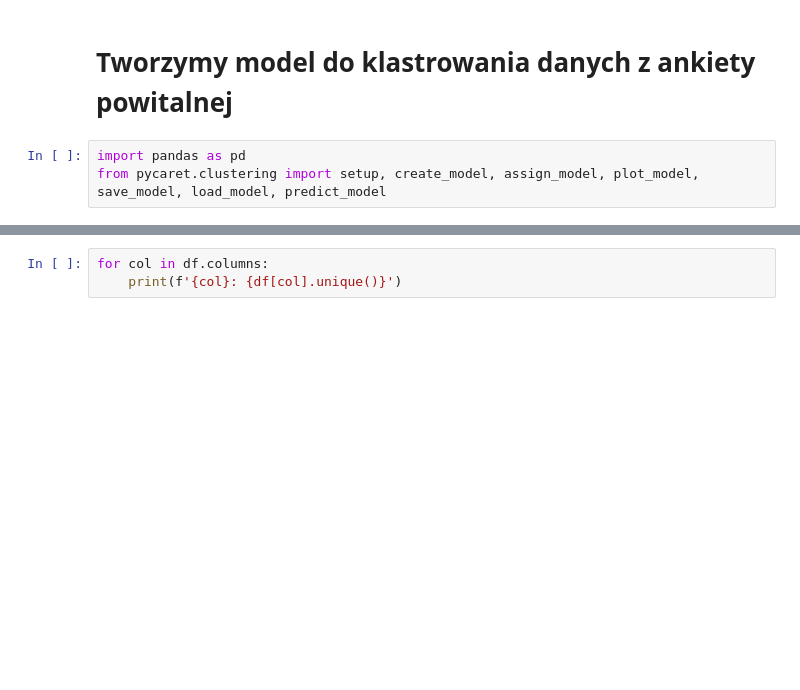
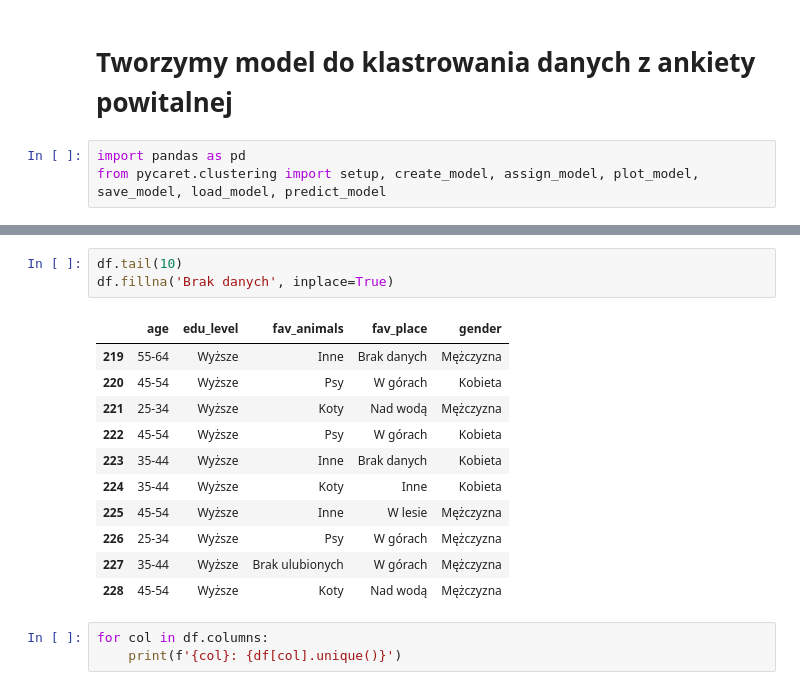
Before and after one commit to agentsDawid/find-your-tribe, a Jupyter notebook: 29__find_friends__clustering.ipynb, the cells around one changed output, grey strips where cells are left out. Cells and saved outputs as stored; diff of their text form; blank space fills up the shorter version.

```diff
--- a/29__find_friends__clustering.ipynb
+++ b/29__find_friends__clustering.ipynb
@@ -17,3 +23,18 @@ df.head()
+# %%
+df.tail(10)
+df.fillna('Brak danych', inplace=True)
+# %% [output]
+|  | age | edu_level | fav_animals | fav_place | gender |
+| 219 | 55-64 | Wyższe | Inne | Brak danych | Mężczyzna |
+| 220 | 45-54 | Wyższe | Psy | W górach | Kobieta |
+| 221 | 25-34 | Wyższe | Koty | Nad wodą | Mężczyzna |
+| 222 | 45-54 | Wyższe | Psy | W górach | Kobieta |
+| 223 | 35-44 | Wyższe | Inne | Brak danych | Kobieta |
+| 224 | 35-44 | Wyższe | Koty | Inne | Kobieta |
+| 225 | 45-54 | Wyższe | Inne | W lesie | Mężczyzna |
+| 226 | 25-34 | Wyższe | Psy | W górach | Mężczyzna |
+| 227 | 35-44 | Wyższe | Brak ulubionych | W górach | Mężczyzna |
+| 228 | 45-54 | Wyższe | Koty | Nad wodą | Mężczyzna |
 # %%
 for col in df.columns:
     print(f'{col}: {df[col].unique()}')
```
Also changed, not shown: parts of 2 cells of this notebook, 2 other files.
